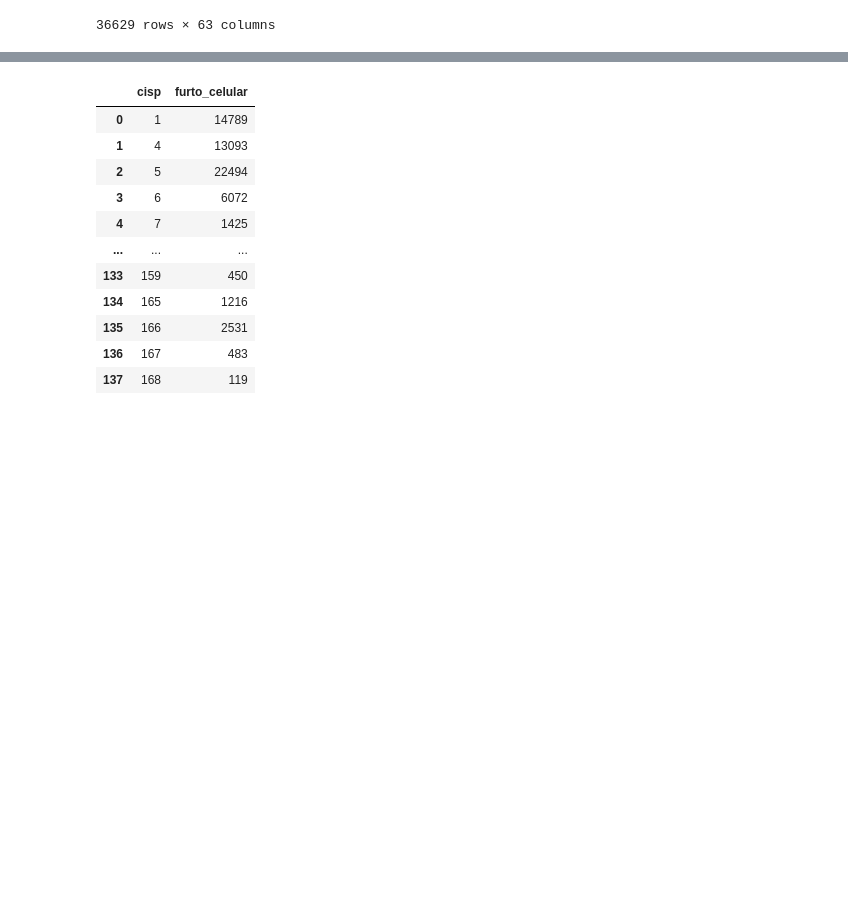
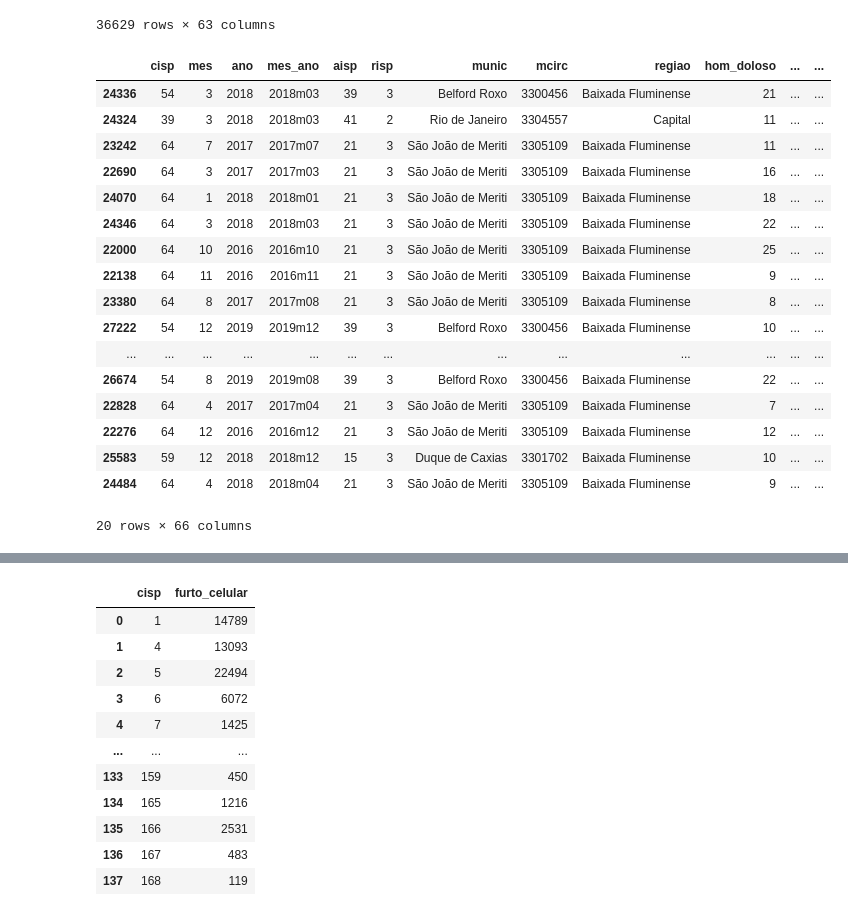
Before and after one commit to MatheusVieira12/Repo_Senac, a Jupyter notebook: atividades/atv_np.ipynb, the cells around one changed output, grey strips where cells are left out. Saved outputs shown, nothing was run; the diff lists cells and outputs as text; code cells hidden in the pictures; blank space fills up the shorter version.

```diff
--- a/atividades/atv_np.ipynb
+++ b/atividades/atv_np.ipynb
@@ -18,3 +18,27 @@ baseDP
 | 36627 | 167 | 8 | 2025 | 2025m08 | 43 | 5 | Paraty | 3303807 | Interior | 0 | ... | ... |
 | 36628 | 168 | 8 | 2025 | 2025m08 | 28 | 5 | Rio Claro | 3304409 | Interior | 1 | ... | ... |
 36629 rows × 63 columns
+# %%
+baseDP['total_furtosRoubos'] = baseDP['roubo_veiculo'] + baseDP['furto_veiculos']
+baseDP.head(60)
+baseDP_ordenada = baseDP.sort_values(by='total', ascending=False)
+baseDP_ordenada.head(20)
+# %% [output]
+|  | cisp | mes | ano | mes_ano | aisp | risp | munic | mcirc | regiao | hom_doloso | ... | ... |
+| 24336 | 54 | 3 | 2018 | 2018m03 | 39 | 3 | Belford Roxo | 3300456 | Baixada Fluminense | 21 | ... | ... |
+| 24324 | 39 | 3 | 2018 | 2018m03 | 41 | 2 | Rio de Janeiro | 3304557 | Capital | 11 | ... | ... |
+| 23242 | 64 | 7 | 2017 | 2017m07 | 21 | 3 | São João de Meriti | 3305109 | Baixada Fluminense | 11 | ... | ... |
+| 22690 | 64 | 3 | 2017 | 2017m03 | 21 | 3 | São João de Meriti | 3305109 | Baixada Fluminense | 16 | ... | ... |
+| 24070 | 64 | 1 | 2018 | 2018m01 | 21 | 3 | São João de Meriti | 3305109 | Baixada Fluminense | 18 | ... | ... |
+| 24346 | 64 | 3 | 2018 | 2018m03 | 21 | 3 | São João de Meriti | 3305109 | Baixada Fluminense | 22 | ... | ... |
+| 22000 | 64 | 10 | 2016 | 2016m10 | 21 | 3 | São João de Meriti | 3305109 | Baixada Fluminense | 25 | ... | ... |
+| 22138 | 64 | 11 | 2016 | 2016m11 | 21 | 3 | São João de Meriti | 3305109 | Baixada Fluminense | 9 | ... | ... |
+| 23380 | 64 | 8 | 2017 | 2017m08 | 21 | 3 | São João de Meriti | 3305109 | Baixada Fluminense | 8 | ... | ... |
+| 27222 | 54 | 12 | 2019 | 2019m12 | 39 | 3 | Belford Roxo | 3300456 | Baixada Fluminense | 10 | ... | ... |
+| ... | ... | ... | ... | ... | ... | ... | ... | ... | ... | ... | ... | ... |
+| 26674 | 54 | 8 | 2019 | 2019m08 | 39 | 3 | Belford Roxo | 3300456 | Baixada Fluminense | 22 | ... | ... |
+| 22828 | 64 | 4 | 2017 | 2017m04 | 21 | 3 | São João de Meriti | 3305109 | Baixada Fluminense | 7 | ... | ... |
+| 22276 | 64 | 12 | 2016 | 2016m12 | 21 | 3 | São João de Meriti | 3305109 | Baixada Fluminense | 12 | ... | ... |
+| 25583 | 59 | 12 | 2018 | 2018m12 | 15 | 3 | Duque de Caxias | 3301702 | Baixada Fluminense | 10 | ... | ... |
+| 24484 | 64 | 4 | 2018 | 2018m04 | 21 | 3 | São João de Meriti | 3305109 | Baixada Fluminense | 9 | ... | ... |
+20 rows × 66 columns
```
Also changed, not shown: parts of 9 cells of this notebook, 1 other file.
